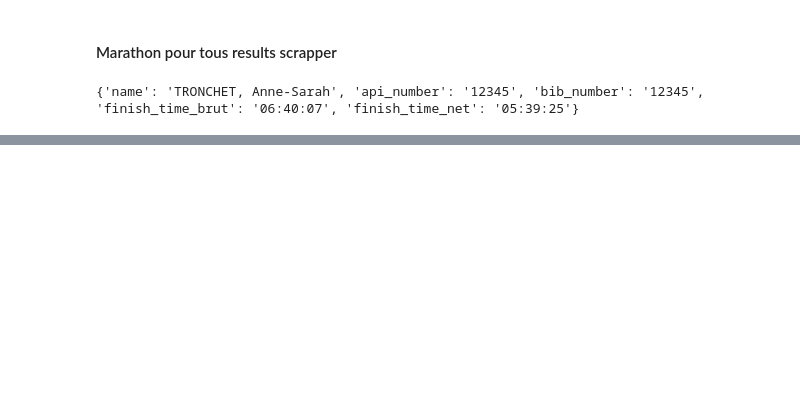
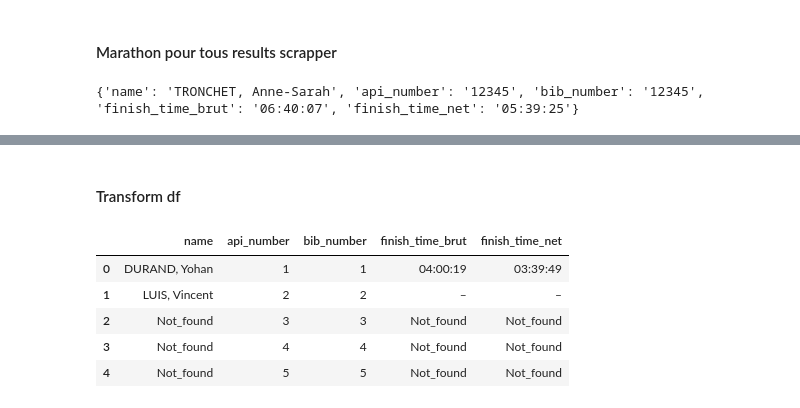
Before and after one commit to JeanMILPIED/marathon-pour-tous-jo2024, a Jupyter notebook: scrap-marathon.ipynb, the cells around one changed output, grey strips where cells are left out. Cells and saved outputs as stored; diff of their text form; code cells hidden in the pictures; blank space fills up the shorter version.

```diff
--- a/scrap-marathon.ipynb
+++ b/scrap-marathon.ipynb
@@ -55,0 +86,2 @@ print(result)
+# %% [markdown]
+#### Transform df
@@ -55,0 +90,9 @@ print(result)
+# %%
+df.head()
+# %% [output]
+|  | name | api_number | bib_number | finish_time_brut | finish_time_net |
+| 0 | DURAND, Yohan | 1 | 1 | 04:00:19 | 03:39:49 |
+| 1 | LUIS, Vincent | 2 | 2 | – | – |
+| 2 | Not_found | 3 | 3 | Not_found | Not_found |
+| 3 | Not_found | 4 | 4 | Not_found | Not_found |
+| 4 | Not_found | 5 | 5 | Not_found | Not_found |
```
Also changed, not shown: parts of 10 cells of this notebook, 5 other files.
